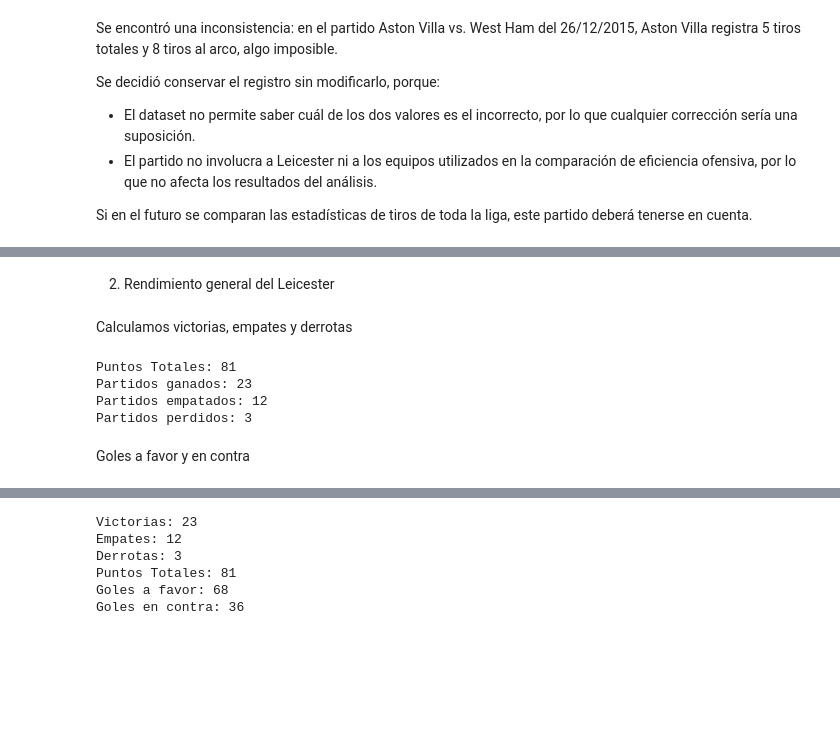
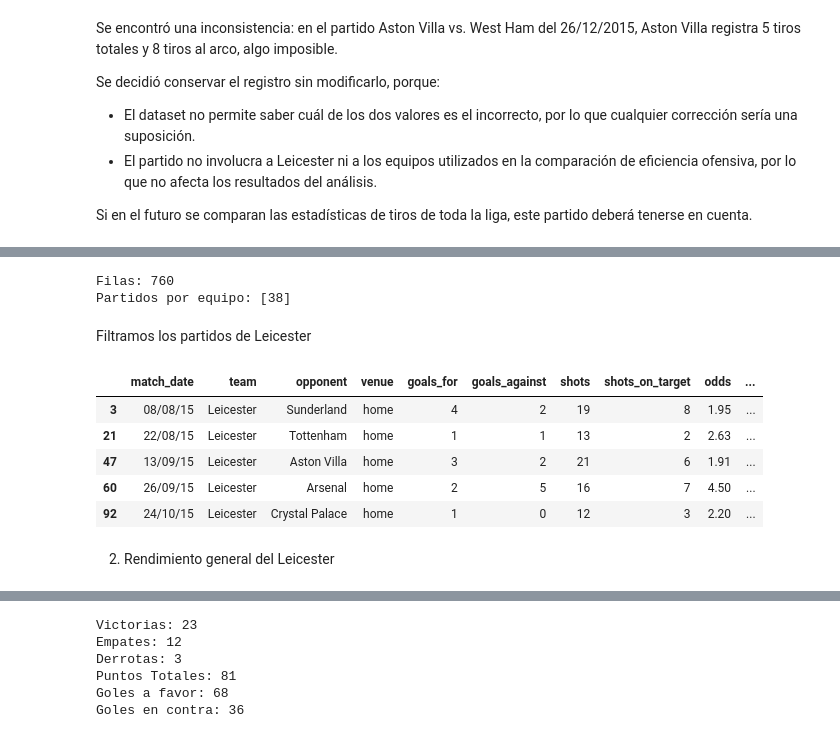
Before and after one commit to FrancoJarc/leicester-city-2015-16, a Jupyter notebook: notebooks/analysis.ipynb, the cells around one changed output, grey strips where cells are left out. Cells and saved outputs as stored; diff of their text form; code cells hidden in the pictures; blank space fills up the shorter version.

```diff
--- a/notebooks/analysis.ipynb
+++ b/notebooks/analysis.ipynb
@@ -234,44 +279,34 @@ leicester.head()
+# %%
+# Resultado y puntos desde el punto de vista de cada equipo
+team_matches["result"] = np.select(
+    [
+        team_matches["goals_for"] > team_matches["goals_against"],
+        team_matches["goals_for"] == team_matches["goals_against"]
+    ],
+    ["Win", "Draw"],
+    default="Loss"
+)
+
+team_matches["points"] = team_matches["result"].map({"Win": 3, "Draw": 1, "Loss": 0})
+
+# Validación: 380 partidos x 2 equipos = 760 filas, y 38 partidos por equipo
+print("Filas:", len(team_matches))
+print("Partidos por equipo:", team_matches["team"].value_counts().unique())
+# %% [output]
+Filas: 760
+Partidos por equipo: [38]
+# %% [markdown]
+Filtramos los partidos de Leicester
+# %%
+leicester = team_matches[team_matches["team"] == TEAM].copy()
+
+leicester.head()
+# %% [output]
+|  | match_date | team | opponent | venue | goals_for | goals_against | shots | shots_on_target | odds | ... |
+| 3 | 08/08/15 | Leicester | Sunderland | home | 4 | 2 | 19 | 8 | 1.95 | ... |
+| 21 | 22/08/15 | Leicester | Tottenham | home | 1 | 1 | 13 | 2 | 2.63 | ... |
+| 47 | 13/09/15 | Leicester | Aston Villa | home | 3 | 2 | 21 | 6 | 1.91 | ... |
+| 60 | 26/09/15 | Leicester | Arsenal | home | 2 | 5 | 16 | 7 | 4.50 | ... |
+| 92 | 24/10/15 | Leicester | Crystal Palace | home | 1 | 0 | 12 | 3 | 2.20 | ... |
 # %% [markdown]
 2. Rendimiento general del Leicester
-# %% [markdown]
-Calculamos victorias, empates y derrotas
-# %%
-def leicester_result(row):
-    if row["home_team"] == "Leicester":
-        if row["full_time_result"] == "H":
-            return "Win"
-        elif row["full_time_result"] == "D":
-            return "Draw"
-        else:
-            return "Loss"
-    else:
-        if row["full_time_result"] == "A":
-            return "Win"
-        elif row["full_time_result"] == "D":
-            return "Draw"
-        else:
-            return "Loss"
-
-
-def calcular_puntos_partido(row):
-    if row["result"] == "Win":
-        return 3
-    elif row["result"] == "Draw":
-        return 1
-    else:
-        return 0
-
-leicester["result"] = leicester.apply(leicester_result, axis=1)
-leicester["result"].value_counts()
-
-leicester["points"] = leicester.apply(calcular_puntos_partido, axis=1)
-puntos_totales = leicester["points"].sum()
-
-print("Puntos Totales:", puntos_totales , "\nPartidos ganados:", leicester["result"].value_counts().get("Win", 0), "\nPartidos empatados:", leicester["result"].value_counts().get("Draw", 0), "\nPartidos perdidos:", leicester["result"].value_counts().get("Loss", 0)    )
-# %% [output]
-Puntos Totales: 81
-Partidos ganados: 23
-Partidos empatados: 12
-Partidos perdidos: 3
-# %% [markdown]
-Goles a favor y en contra
```
Also changed, not shown: parts of 32 cells of this notebook.
